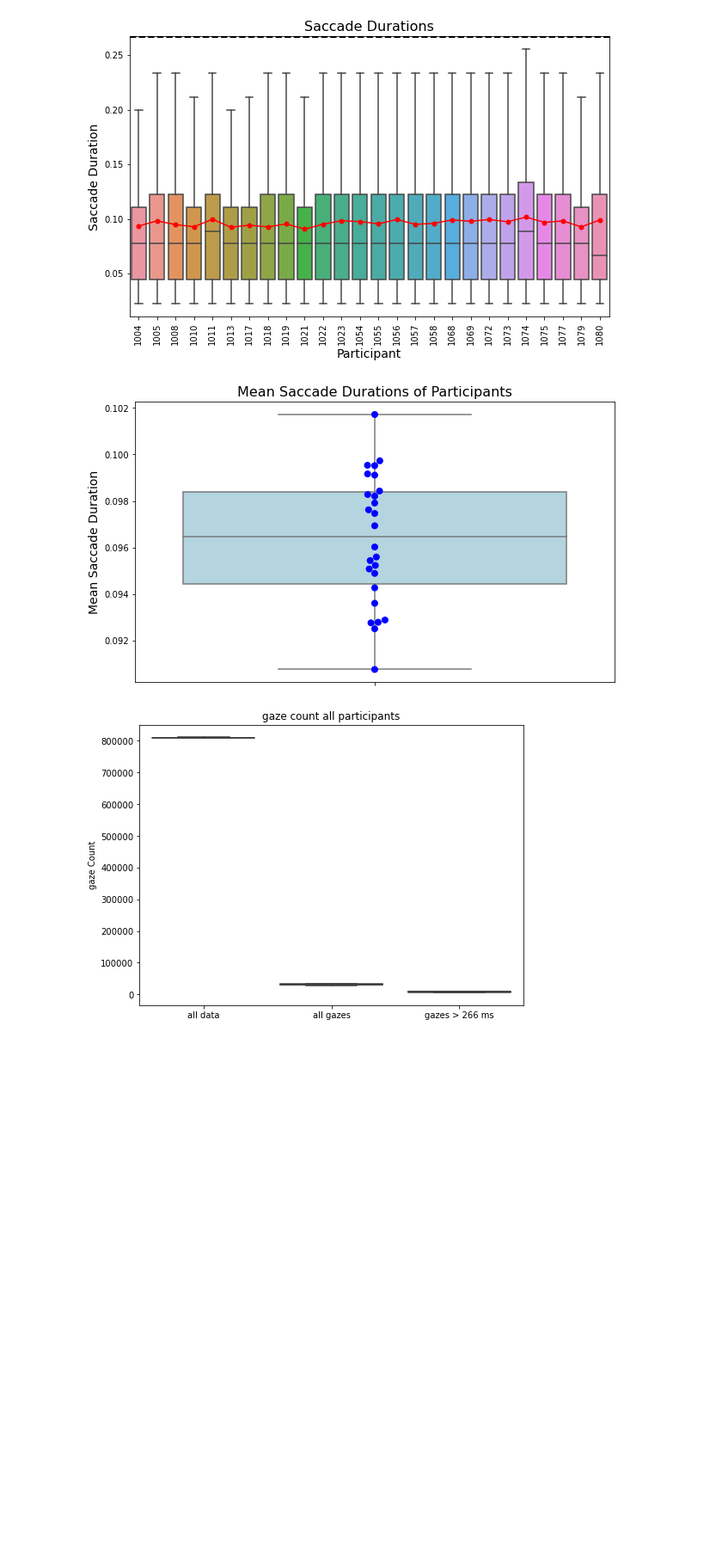
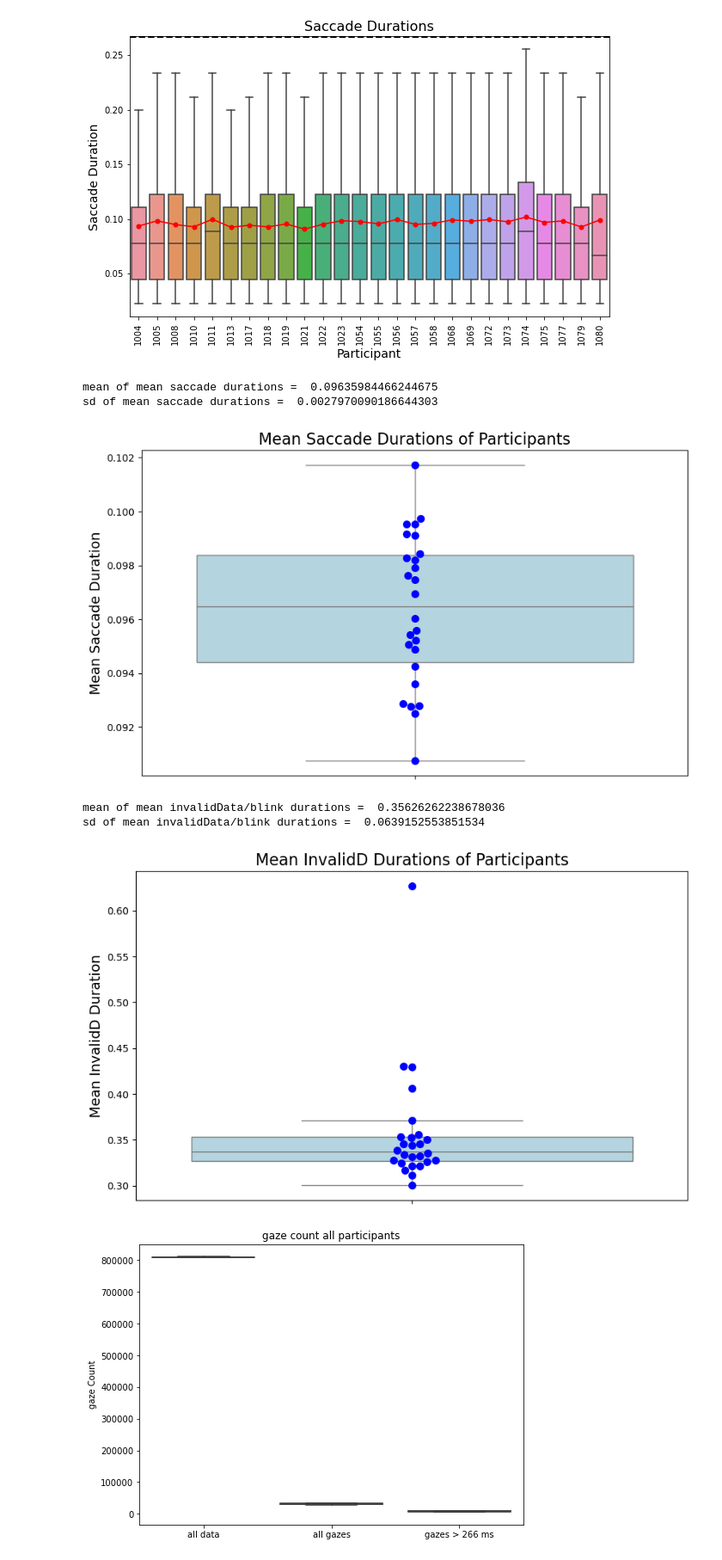
Before and after one commit to JasminLWalter/VR-EyeTracking-GraphTheory, a Jupyter notebook: GraphTheory_ET_VR_Westbrueck/Pre-processing2023/Analysis_final_gaze_processing.ipynb, the cells around one changed output. Shown at 86% size. Saved outputs shown, nothing was run; the diff lists cells and outputs as text; code cells hidden in the pictures; blank space fills up the shorter version.

```diff
--- a/GraphTheory_ET_VR_Westbrueck/Pre-processing2023/Analysis_final_gaze_processing.ipynb
+++ b/GraphTheory_ET_VR_Westbrueck/Pre-processing2023/Analysis_final_gaze_processing.ipynb
@@ -1419,8 +1420,10 @@ plt.show()
 [figure]
 # %%
 
-# Calculate the mean gaze duration for each participant
+# Calculate the mean saccade duration for each participant
 means = saccade_lengths.mean()
+print("mean of mean saccade durations = ", means.mean())
+print("sd of mean saccade durations = ", means.std())
 
 # Convert the means to a DataFrame for plotting
 means_df = pd.DataFrame(means, columns=['Mean_Saccade_Duration'])
@@ -1446,7 +1449,43 @@ plt.savefig(full_save_path, dpi=300, bbox_inches='tight')
 # Show the plot
 plt.show()
 # %% [output]
+mean of mean saccade durations =  0.09635984466244675
+sd of mean saccade durations =  0.0027970090186644303
-[figure, old version]
+[figure, new version]
+# %%
+
+# Calculate the mean invalid data/blink duration for each participant
+means = noData_lengths.mean()
+print("mean of mean invalidData/blink durations = ", means.mean())
+print("sd of mean invalidData/blink durations = ", means.std())
+
+# Convert the means to a DataFrame for plotting
+means_df = pd.DataFrame(means, columns=['Mean_InvalidD_Duration'])
+means_df.reset_index(inplace=True)
+means_df.rename(columns={'index': 'Participant'}, inplace=True)
+
+plt.figure(figsize=(10, 6))
+
+# Plot boxplot of the means
+ax = sns.boxplot(y='Mean_InvalidD_Duration', data=means_df, color='lightblue', showfliers=False)
+ax = sns.swarmplot(y='Mean_InvalidD_Duration', data=means_df, color='blue', size=8)  # Add swarm plot for better visibility of points
+
+# Add labels and title
+plt.ylabel('Mean InvalidD Duration', fontsize=14)
+plt.title('Mean InvalidD Durations of Participants', fontsize=16)
+
+# Save the figure
+filename = 'mean_invalidD_durations_boxplot.png'
+full_save_path = os.path.join(data_savepath_plots, filename)
+
+plt.savefig(full_save_path, dpi=300, bbox_inches='tight')
+
+# Show the plot
+plt.show()
+# %% [output]
+mean of mean invalidData/blink durations =  0.35626262238678036
+sd of mean invalidData/blink durations =  0.0639152553851534
+[figure, added]
 # %%
 
 
```
Also changed, not shown: parts of 3 cells of this notebook, 1 other file.
